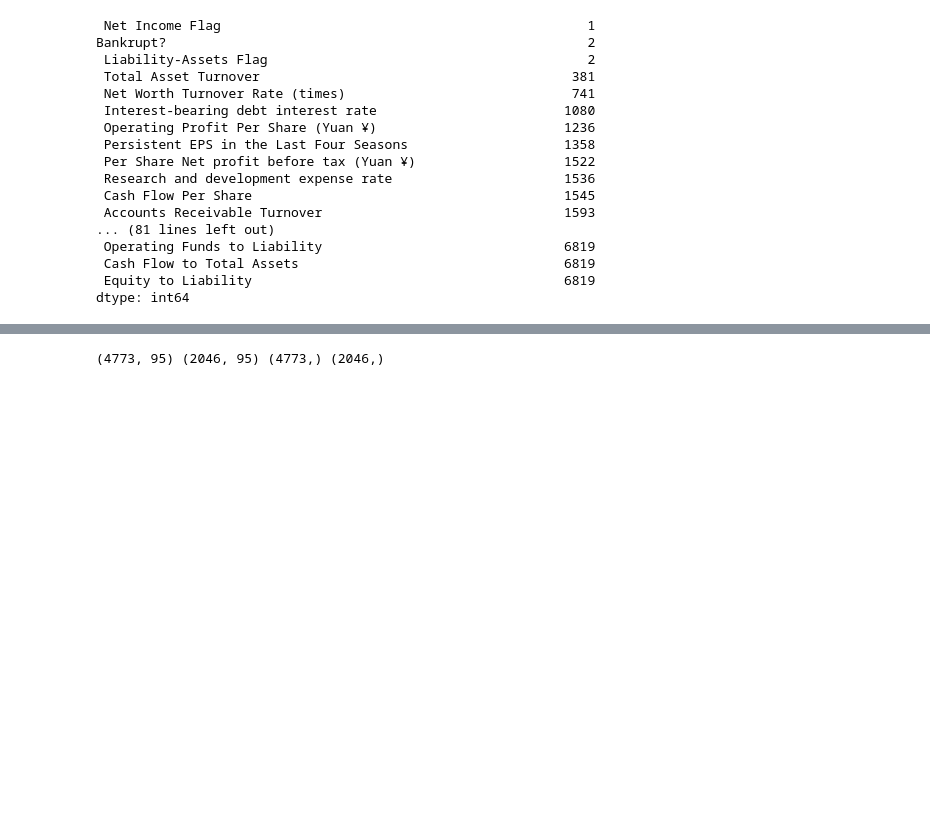
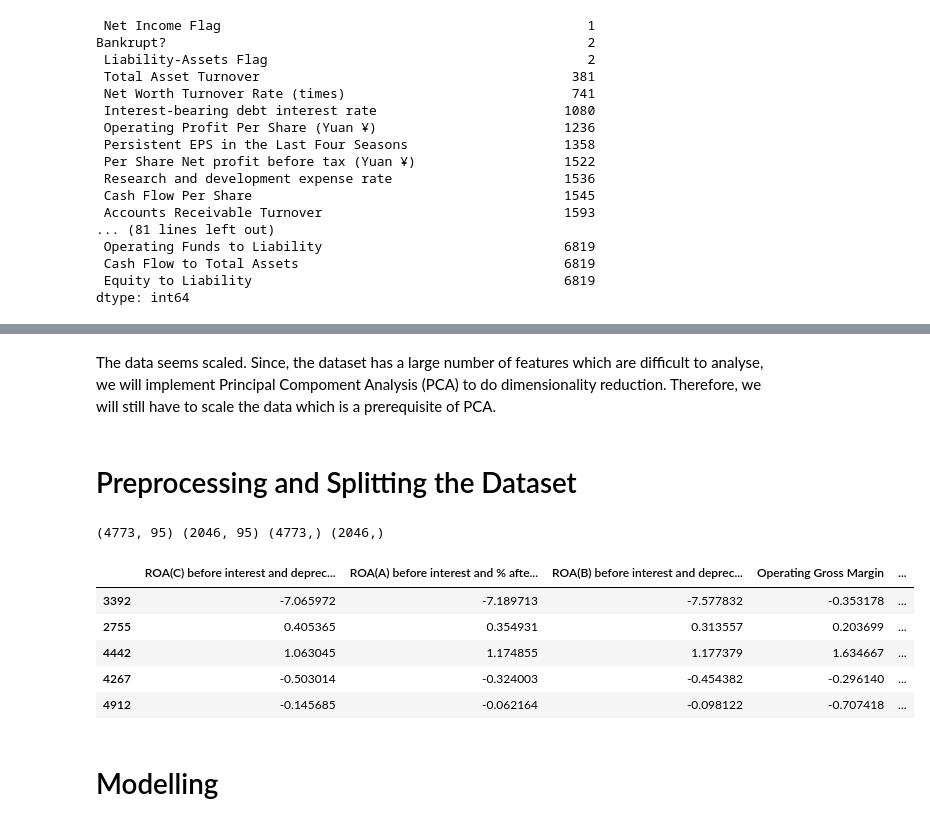
Before and after one commit to saptarshipal1/company_bankruptcy_prediction, a Jupyter notebook: company_bankruptcy_prediction.ipynb, the cells around one changed output, grey strips where cells are left out. Saved outputs shown, nothing was run; the diff lists cells and outputs as text; code cells hidden in the pictures; blank space fills up the shorter version.

```diff
--- a/company_bankruptcy_prediction.ipynb
+++ b/company_bankruptcy_prediction.ipynb
@@ -118,3 +100,7 @@ pd.DataFrame(df.columns)
+# %% [markdown]
+The data seems scaled. Since, the dataset has a large number of features which are difficult to analyse, we will implement Principal Compoment Analysis (PCA) to do dimensionality reduction. Therefore, we will still have to scale the data which is a prerequisite of PCA.
+# %% [markdown]
+# Preprocessing and Splitting the Dataset
 # %%
 def preprocess_inputs(df):
     data = df.copy()
@@ -140,3 +126,14 @@ X_train, X_test, y_train, y_test = preprocess_inputs(df)
 print(X_train.shape, X_test.shape, y_train.shape,y_test.shape)
 # %% [output]
 (4773, 95) (2046, 95) (4773,) (2046,)
+# %%
+X_train.head()
+# %% [output]
+|  | ROA(C) before interest and deprec... | ROA(A) before interest and % afte... | ROA(B) before interest and deprec... | Operating Gross Margin | ... |
+| 3392 | -7.065972 | -7.189713 | -7.577832 | -0.353178 | ... |
+| 2755 | 0.405365 | 0.354931 | 0.313557 | 0.203699 | ... |
+| 4442 | 1.063045 | 1.174855 | 1.177379 | 1.634667 | ... |
+| 4267 | -0.503014 | -0.324003 | -0.454382 | -0.296140 | ... |
+| 4912 | -0.145685 | -0.062164 | -0.098122 | -0.707418 | ... |
+# %% [markdown]
+# Modelling
```
Also changed, not shown: parts of 26 cells of this notebook, 20 other files.
